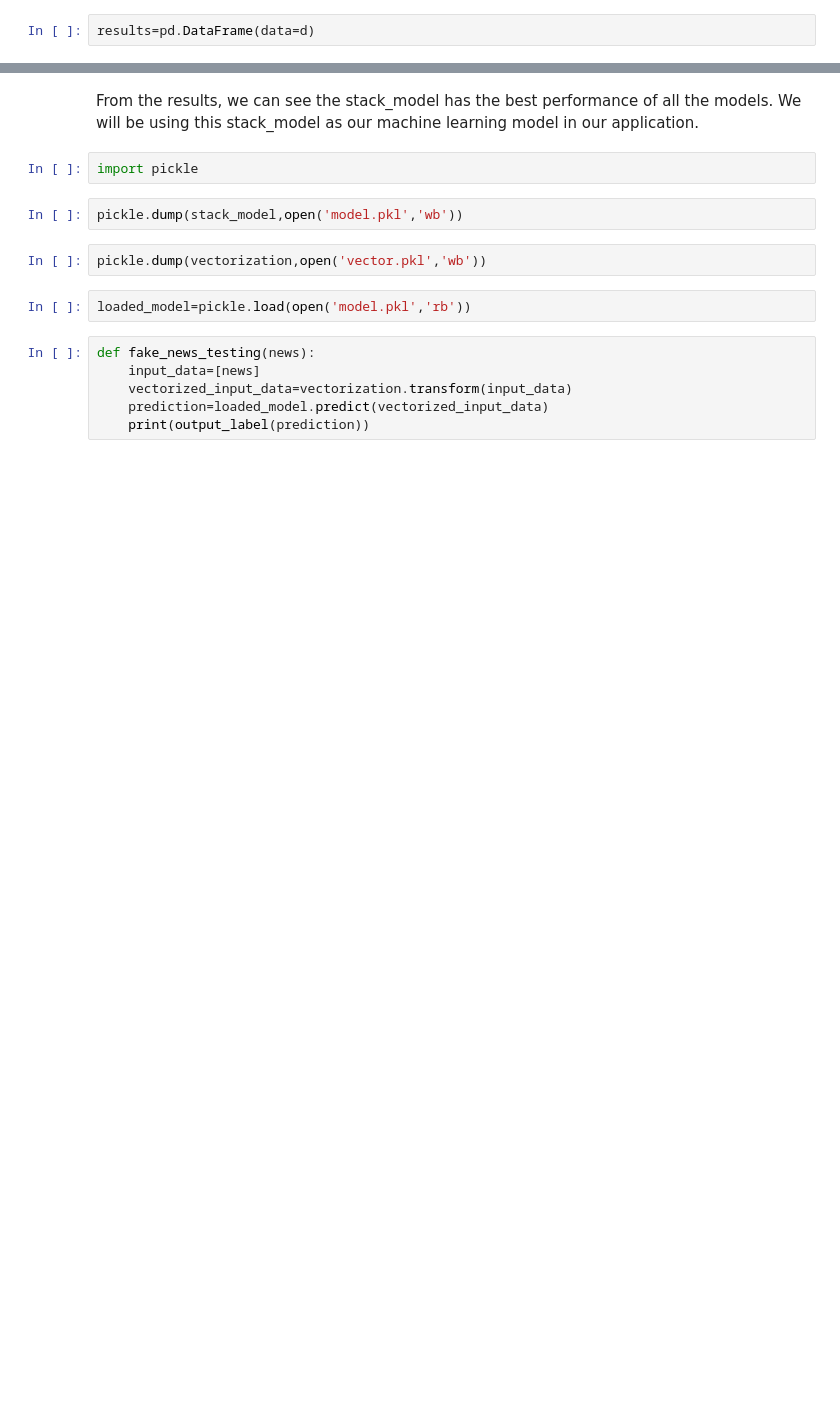
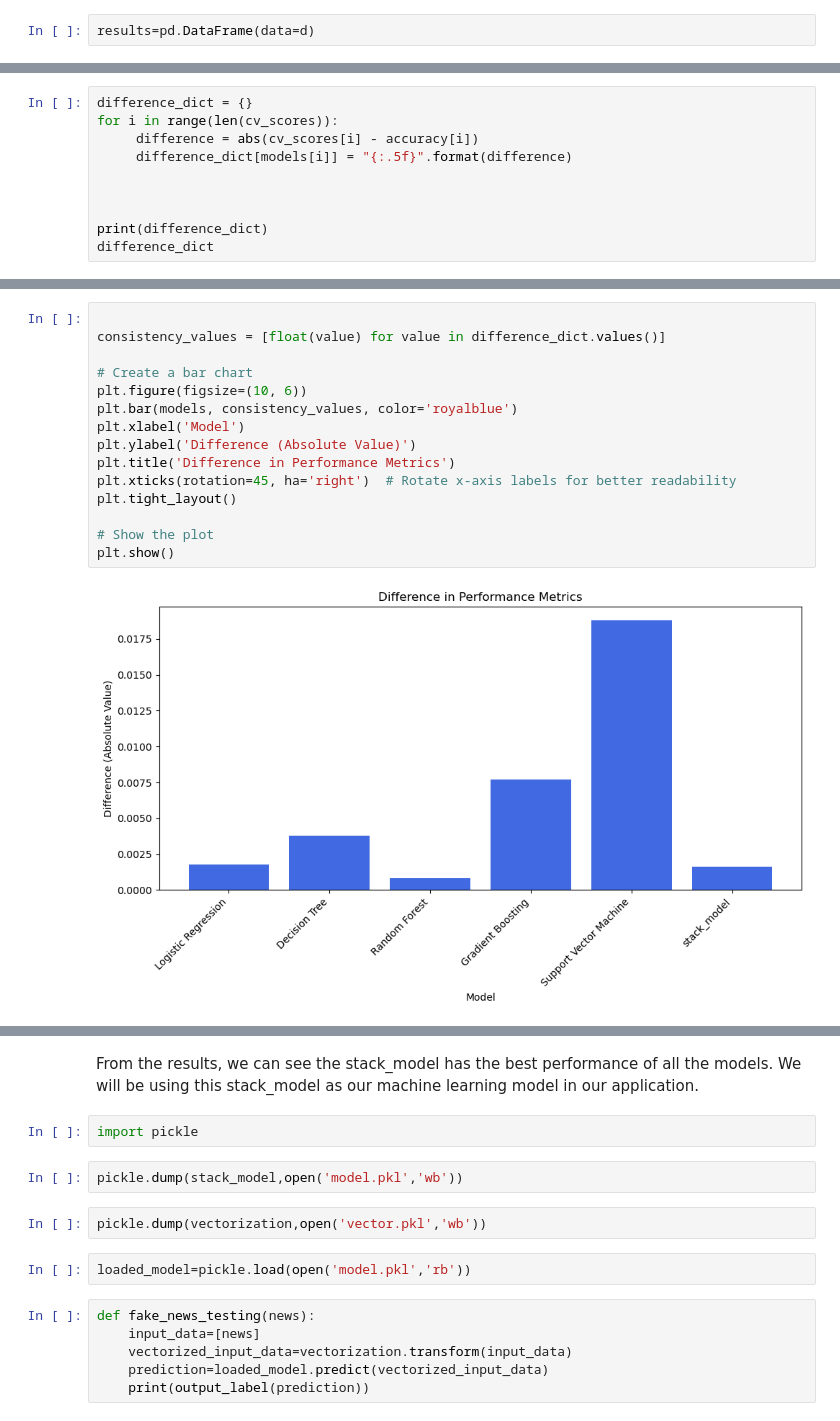
Before and after one commit to chingchieh9000/fake-news-detection, a Jupyter notebook: Fake news detection model training.ipynb, the cells around one changed output, grey strips where cells are left out. Cells and saved outputs as stored; diff of their text form; blank space fills up the shorter version.

```diff
--- a/Fake news detection model training.ipynb
+++ b/Fake news detection model training.ipynb
@@ -609,0 +781,10 @@ results
+# %%
+difference_dict = {}
+for i in range(len(cv_scores)):
+     difference = abs(cv_scores[i] - accuracy[i])
+     difference_dict[models[i]] = "{:.5f}".format(difference)
+
+
+
+print(difference_dict)
+difference_dict
@@ -609,0 +819,17 @@ results
+# %%
+
+consistency_values = [float(value) for value in difference_dict.values()]
+
+# Create a bar chart
+plt.figure(figsize=(10, 6))
+plt.bar(models, consistency_values, color='royalblue')
+plt.xlabel('Model')
+plt.ylabel('Difference (Absolute Value)')
+plt.title('Difference in Performance Metrics')
+plt.xticks(rotation=45, ha='right')  # Rotate x-axis labels for better readability
+plt.tight_layout()
+
+# Show the plot
+plt.show()
+# %% [output]
+[figure, added]
```
Also changed, not shown: parts of 54 cells of this notebook.
